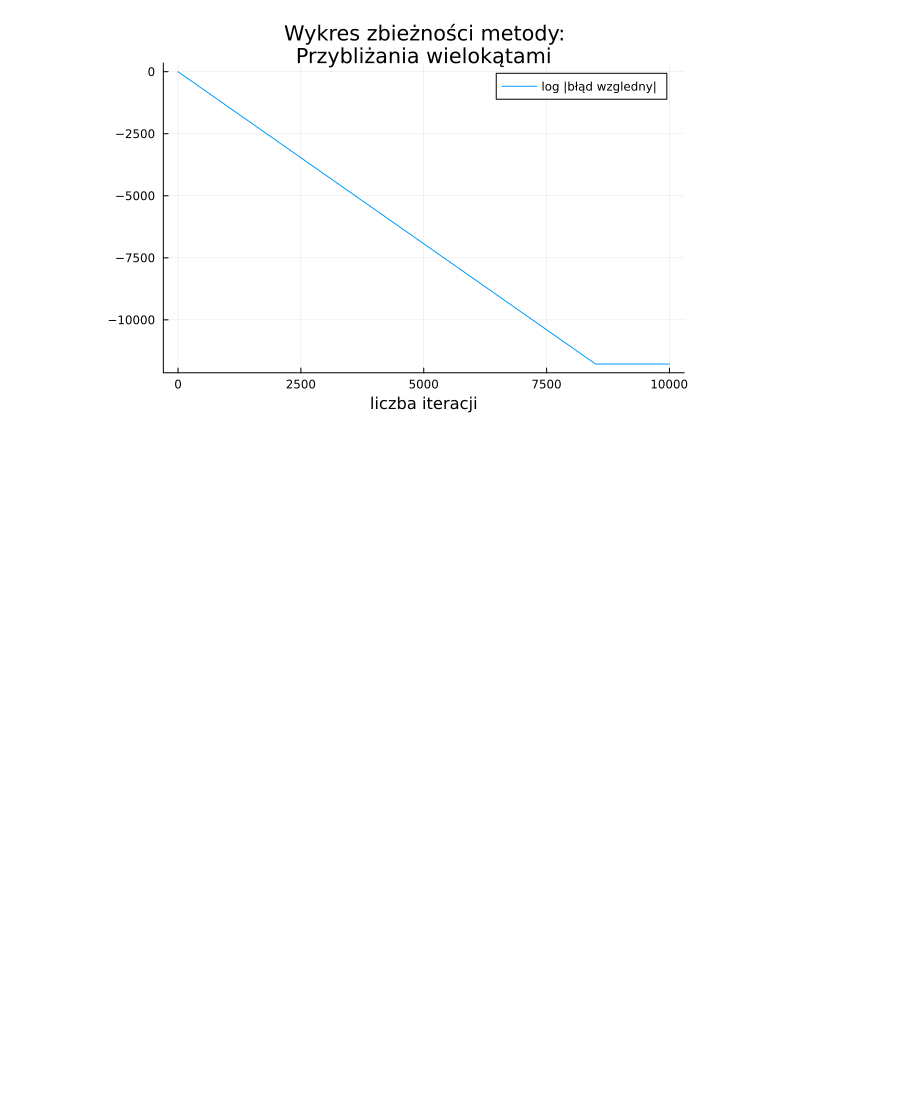
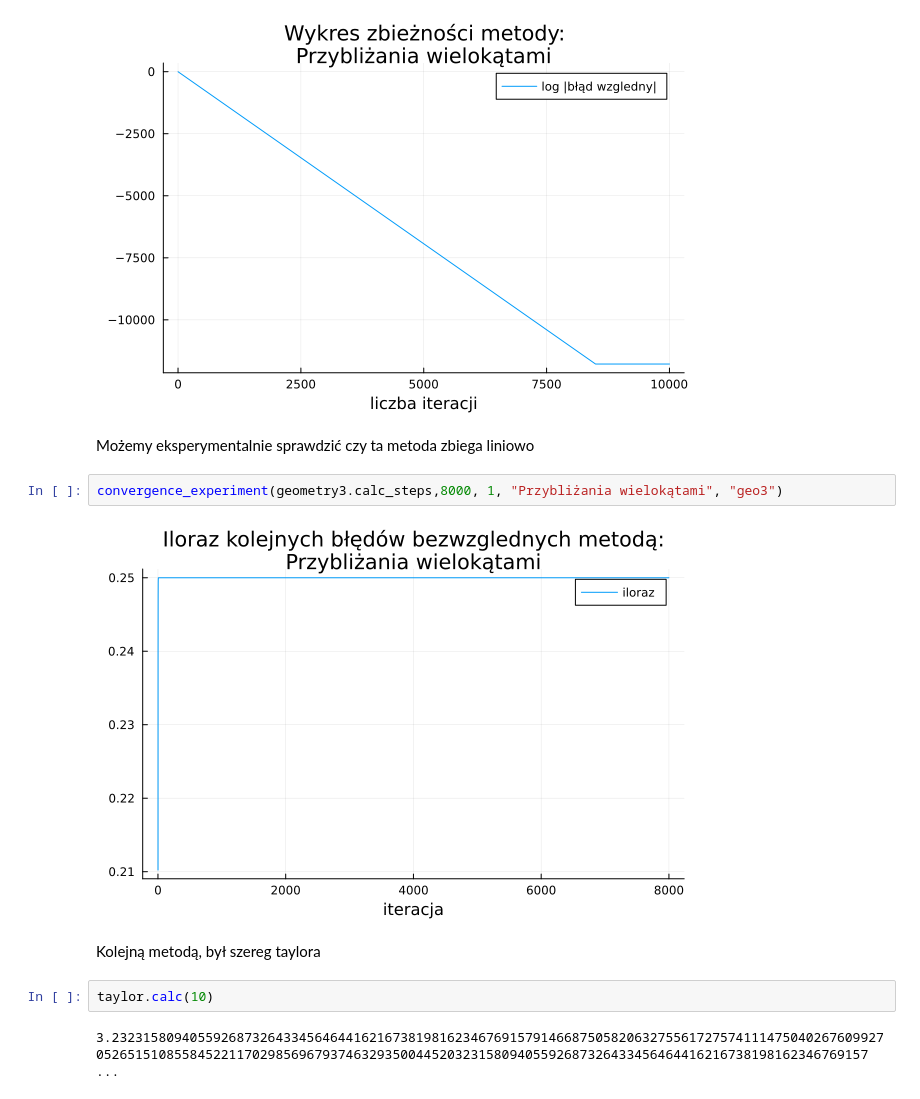
Before and after one commit to ronia-jakim/analiza_numeryczna_M, a Jupyter notebook: prac_1/prog/program.ipynb, the cells around one changed output. Drawn from its saved outputs; the diff is of its cells as text; blank space fills up the shorter version.

```diff
--- a/prac_1/prog/program.ipynb
+++ b/prac_1/prog/program.ipynb
@@ -48,3 +48,15 @@ Poniżej przedstawiony jest wykres logarytmu błędu względnego tej metody
 log_error_graph_gen(10000, geometry3.calc_steps, "Przybliżania wielokątami", "geo3")
 # %% [output]
 [figure]
+# %% [markdown]
+Możemy eksperymentalnie sprawdzić czy ta metoda zbiega liniowo
+# %%
+convergence_experiment(geometry3.calc_steps,8000, 1, "Przybliżania wielokątami", "geo3")
+# %% [output]
+[figure, added]
+# %% [markdown]
+Kolejną metodą, był szereg taylora
+# %%
+taylor.calc(10)
+# %% [output]
+3.232315809405592687326433456464416216738198162346769157914668750582063275561727574111475040267609927052651510855845221170298569679374632935004452032315809405592687326433456464416216738198162346769157 ...
```
Also changed, not shown: parts of 26 cells of this notebook, 8 other files.
